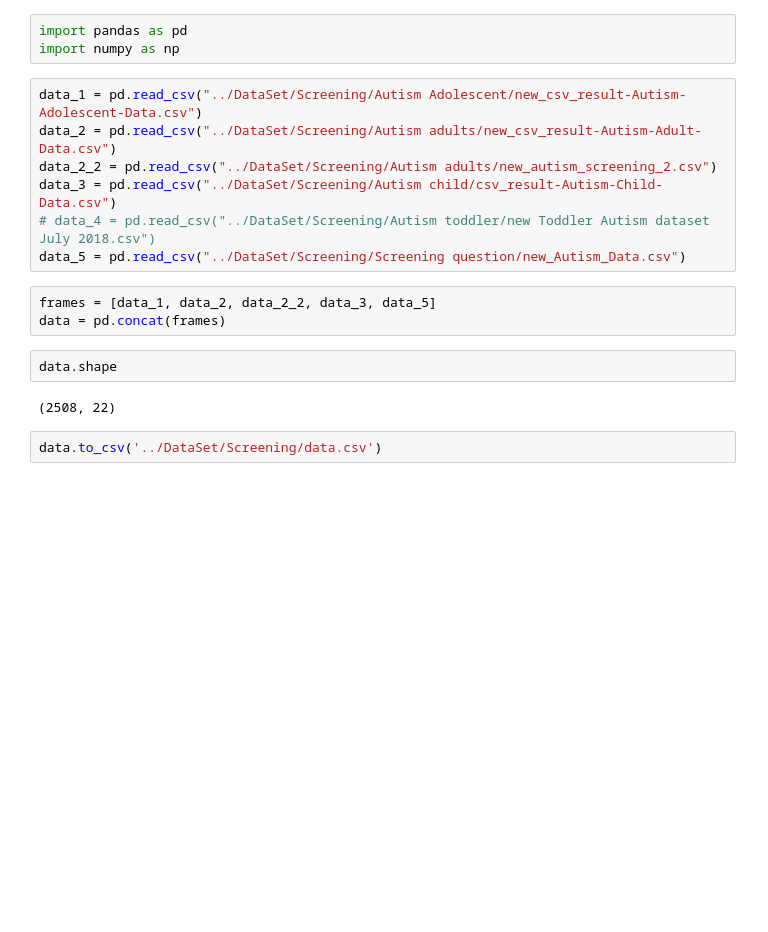
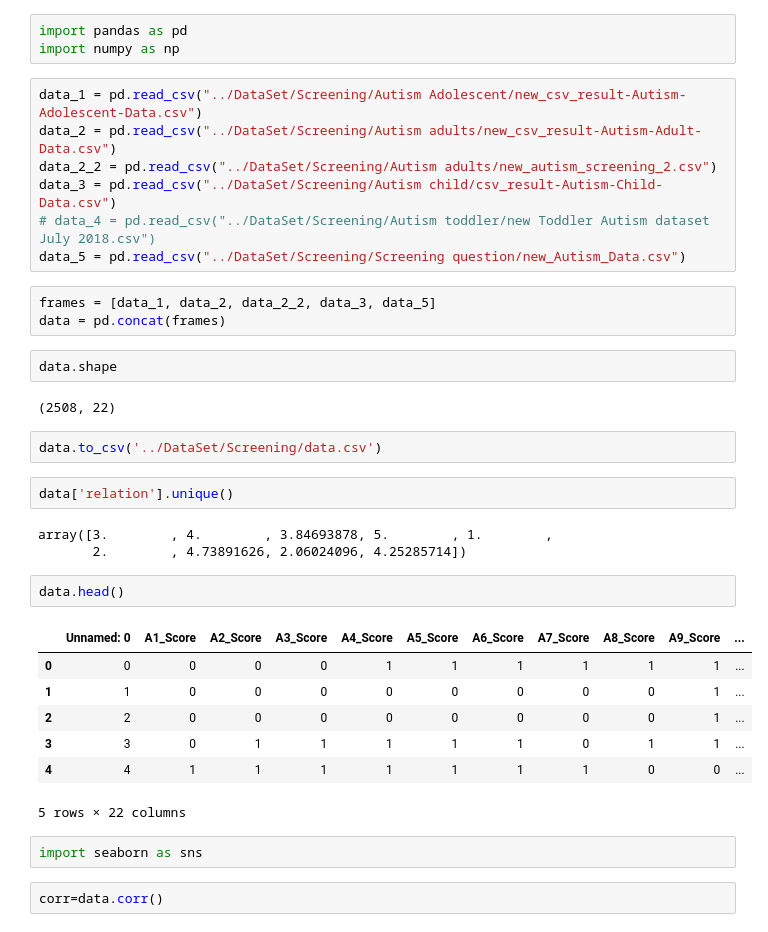
Before and after one commit to kingkgp25/Autism-Spectrum-Disorder-Detection, a Jupyter notebook: Preprocessed Data/merging.ipynb, the cells around one changed output. Cells and saved outputs as stored; diff of their text form; blank space fills up the shorter version.

```diff
--- a/Preprocessed Data/merging.ipynb
+++ b/Preprocessed Data/merging.ipynb
@@ -17,3 +17,22 @@ data.shape
 (2508, 22)
 # %%
 data.to_csv('../DataSet/Screening/data.csv')
+# %%
+data['relation'].unique()
+# %% [output]
+array([3.        , 4.        , 3.84693878, 5.        , 1.        ,
+       2.        , 4.73891626, 2.06024096, 4.25285714])
+# %%
+data.head()
+# %% [output]
+|  | Unnamed: 0 | A1_Score | A2_Score | A3_Score | A4_Score | A5_Score | A6_Score | A7_Score | A8_Score | A9_Score | ... |
+| 0 | 0 | 0 | 0 | 0 | 1 | 1 | 1 | 1 | 1 | 1 | ... |
+| 1 | 1 | 0 | 0 | 0 | 0 | 0 | 0 | 0 | 0 | 1 | ... |
+| 2 | 2 | 0 | 0 | 0 | 0 | 0 | 0 | 0 | 0 | 1 | ... |
+| 3 | 3 | 0 | 1 | 1 | 1 | 1 | 1 | 0 | 1 | 1 | ... |
+| 4 | 4 | 1 | 1 | 1 | 1 | 1 | 1 | 1 | 0 | 0 | ... |
+5 rows × 22 columns
+# %%
+import seaborn as sns
+# %%
+corr=data.corr()
```
Also changed, not shown: parts of 3 cells of this notebook, 14 other files.
